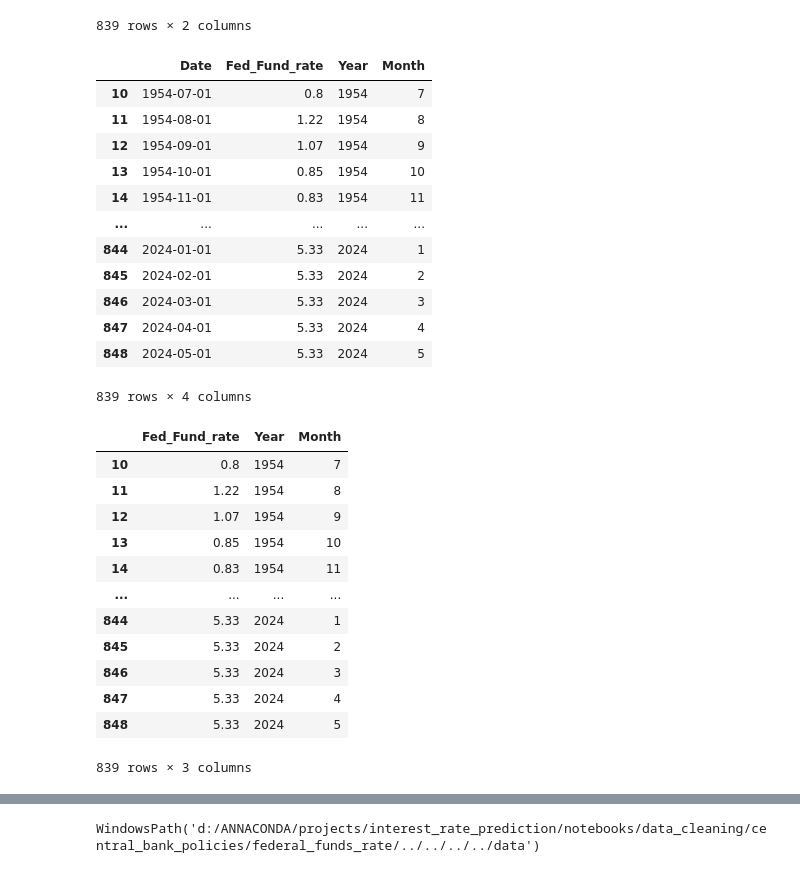
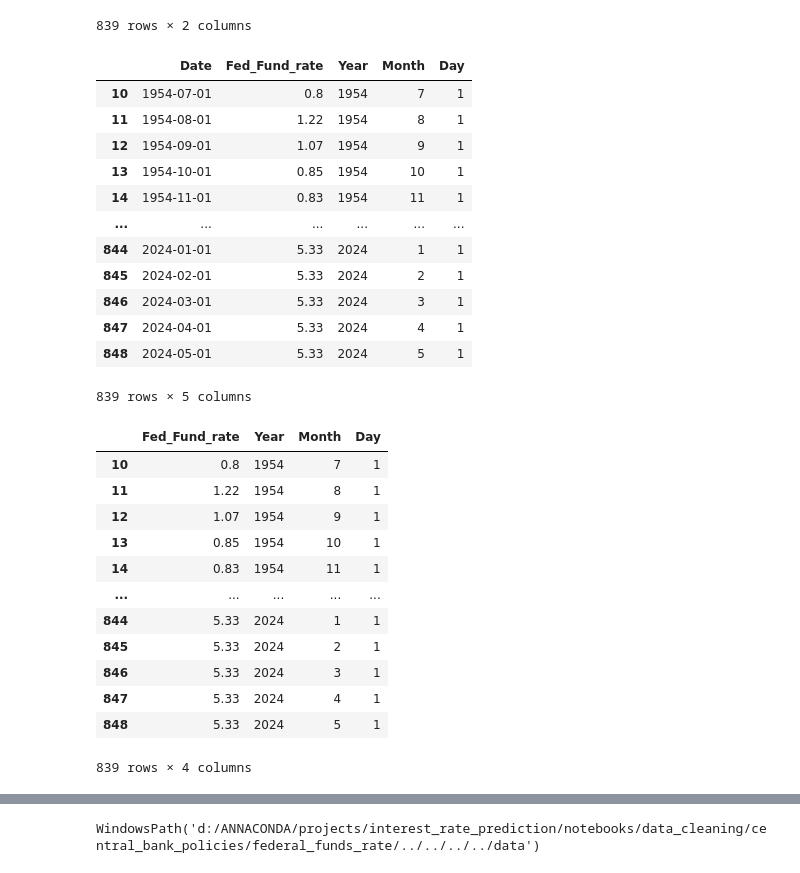
Before and after one commit to RJUNCC/interest_rate_prediction, a Jupyter notebook: notebooks/data_cleaning/central_bank_policies/federal_funds_rate/fed_funds_data_cleaning.ipynb, the cells around one changed output, grey strips where cells are left out. Saved outputs shown, nothing was run; the diff lists cells and outputs as text; code cells hidden in the pictures.

```diff
--- a/notebooks/data_cleaning/central_bank_policies/federal_funds_rate/fed_funds_data_cleaning.ipynb
+++ b/notebooks/data_cleaning/central_bank_policies/federal_funds_rate/fed_funds_data_cleaning.ipynb
@@ -81,35 +81,36 @@ fed_funds
 # %%
 fed_funds["Year"] = fed_funds['Date'].dt.year
 fed_funds["Month"] = fed_funds['Date'].dt.month
+fed_funds["Day"] = fed_funds["Date"].dt.day
 fed_funds
 # %% [output]
-|  | Date | Fed_Fund_rate | Year | Month |
-| 10 | 1954-07-01 | 0.8 | 1954 | 7 |
-| 11 | 1954-08-01 | 1.22 | 1954 | 8 |
-| 12 | 1954-09-01 | 1.07 | 1954 | 9 |
-| 13 | 1954-10-01 | 0.85 | 1954 | 10 |
-| 14 | 1954-11-01 | 0.83 | 1954 | 11 |
-| ... | ... | ... | ... | ... |
-| 844 | 2024-01-01 | 5.33 | 2024 | 1 |
-| 845 | 2024-02-01 | 5.33 | 2024 | 2 |
-| 846 | 2024-03-01 | 5.33 | 2024 | 3 |
-| 847 | 2024-04-01 | 5.33 | 2024 | 4 |
-| 848 | 2024-05-01 | 5.33 | 2024 | 5 |
+|  | Date | Fed_Fund_rate | Year | Month | Day |
+| 10 | 1954-07-01 | 0.8 | 1954 | 7 | 1 |
+| 11 | 1954-08-01 | 1.22 | 1954 | 8 | 1 |
+| 12 | 1954-09-01 | 1.07 | 1954 | 9 | 1 |
+| 13 | 1954-10-01 | 0.85 | 1954 | 10 | 1 |
+| 14 | 1954-11-01 | 0.83 | 1954 | 11 | 1 |
+| ... | ... | ... | ... | ... | ... |
+| 844 | 2024-01-01 | 5.33 | 2024 | 1 | 1 |
+| 845 | 2024-02-01 | 5.33 | 2024 | 2 | 1 |
+| 846 | 2024-03-01 | 5.33 | 2024 | 3 | 1 |
+| 847 | 2024-04-01 | 5.33 | 2024 | 4 | 1 |
+| 848 | 2024-05-01 | 5.33 | 2024 | 5 | 1 |
-839 rows × 4 columns
+839 rows × 5 columns
 # %%
 fed_funds = fed_funds.drop("Date", axis=1)
 fed_funds
 # %% [output]
-|  | Fed_Fund_rate | Year | Month |
-| 10 | 0.8 | 1954 | 7 |
-| 11 | 1.22 | 1954 | 8 |
-| 12 | 1.07 | 1954 | 9 |
-| 13 | 0.85 | 1954 | 10 |
-| 14 | 0.83 | 1954 | 11 |
-| ... | ... | ... | ... |
-| 844 | 5.33 | 2024 | 1 |
-| 845 | 5.33 | 2024 | 2 |
-| 846 | 5.33 | 2024 | 3 |
-| 847 | 5.33 | 2024 | 4 |
-| 848 | 5.33 | 2024 | 5 |
+|  | Fed_Fund_rate | Year | Month | Day |
+| 10 | 0.8 | 1954 | 7 | 1 |
+| 11 | 1.22 | 1954 | 8 | 1 |
+| 12 | 1.07 | 1954 | 9 | 1 |
+| 13 | 0.85 | 1954 | 10 | 1 |
+| 14 | 0.83 | 1954 | 11 | 1 |
+| ... | ... | ... | ... | ... |
+| 844 | 5.33 | 2024 | 1 | 1 |
+| 845 | 5.33 | 2024 | 2 | 1 |
+| 846 | 5.33 | 2024 | 3 | 1 |
+| 847 | 5.33 | 2024 | 4 | 1 |
+| 848 | 5.33 | 2024 | 5 | 1 |
-839 rows × 3 columns
+839 rows × 4 columns
```
Also changed, not shown: parts of 1 cell of this notebook, 7 other files.
